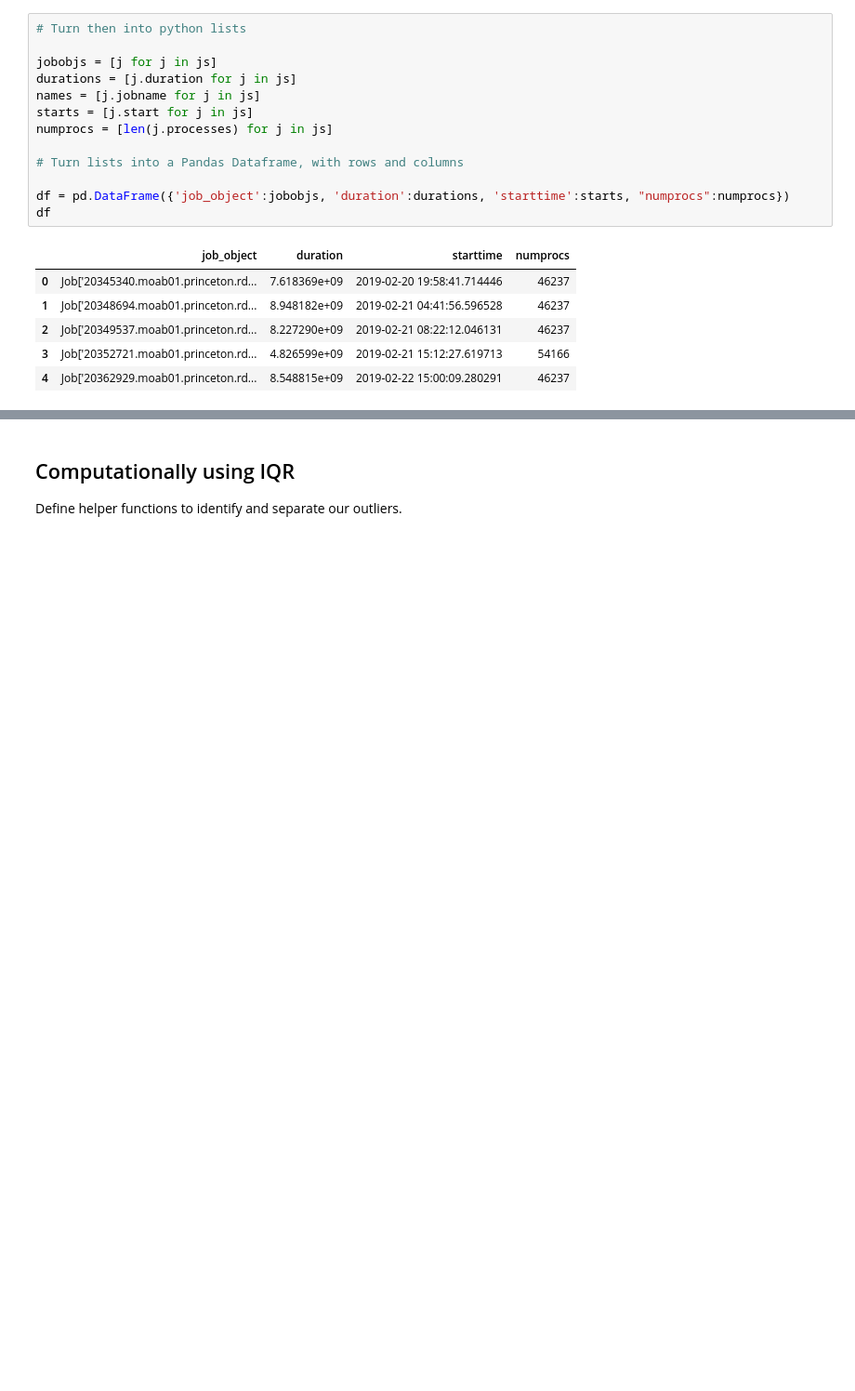
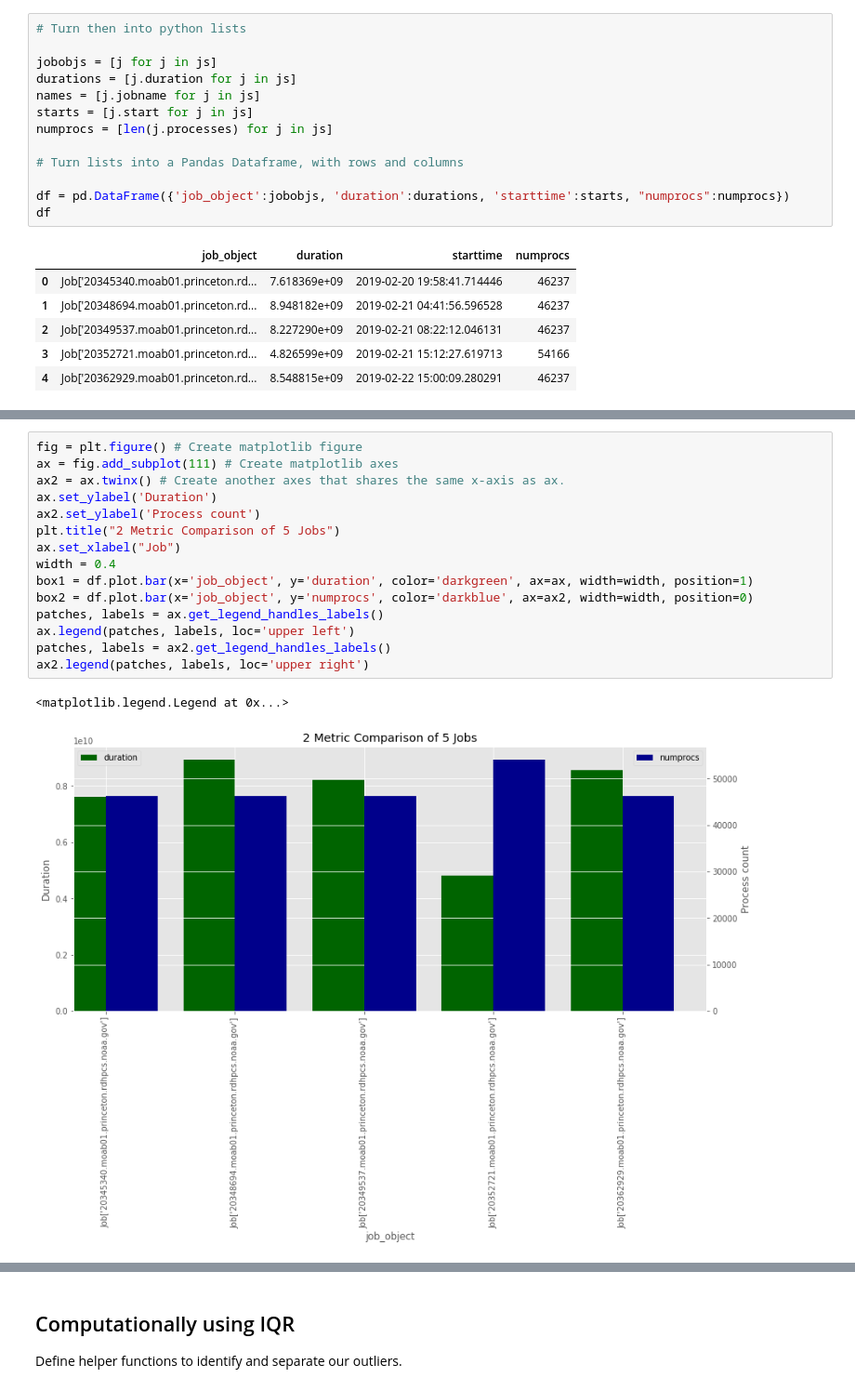
Before and after one commit to ilaflott/epmt, a Jupyter notebook: Outliers.ipynb, the cells around one changed output, grey strips where cells are left out. Shown at 93% size. Cells and saved outputs as stored; diff of their text form; blank space fills up the shorter version.

```diff
--- a/Outliers.ipynb
+++ b/Outliers.ipynb
@@ -109,0 +97,18 @@ plt.show()
+# %%
+fig = plt.figure() # Create matplotlib figure
+ax = fig.add_subplot(111) # Create matplotlib axes
+ax2 = ax.twinx() # Create another axes that shares the same x-axis as ax.
+ax.set_ylabel('Duration')
+ax2.set_ylabel('Process count')
+plt.title("2 Metric Comparison of 5 Jobs")
+ax.set_xlabel("Job")
+width = 0.4
+box1 = df.plot.bar(x='job_object', y='duration', color='darkgreen', ax=ax, width=width, position=1)
+box2 = df.plot.bar(x='job_object', y='numprocs', color='darkblue', ax=ax2, width=width, position=0)
+patches, labels = ax.get_legend_handles_labels()
+ax.legend(patches, labels, loc='upper left')
+patches, labels = ax2.get_legend_handles_labels()
+ax2.legend(patches, labels, loc='upper right')
+# %% [output]
+<matplotlib.legend.Legend at 0x...>
+[figure, added]
```
Also changed, not shown: parts of 40 cells of this notebook.
